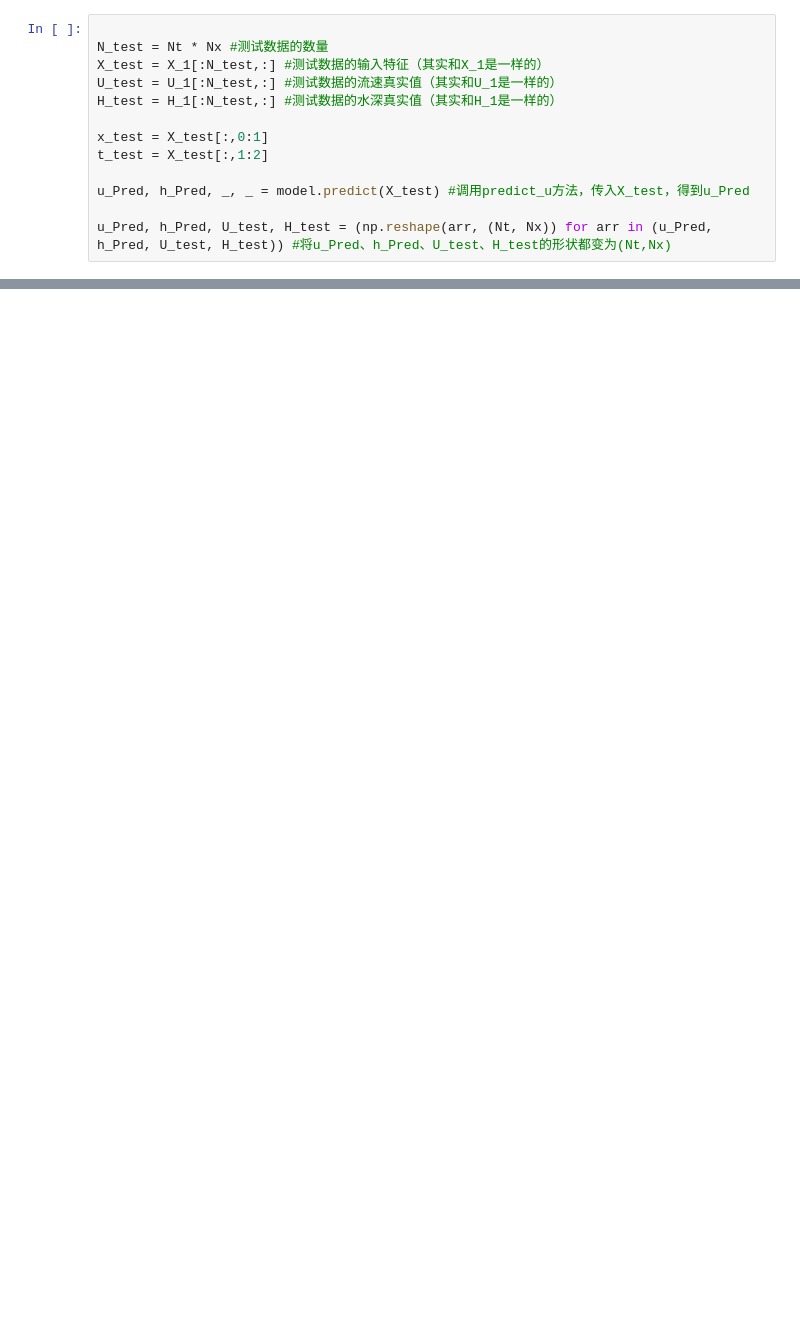
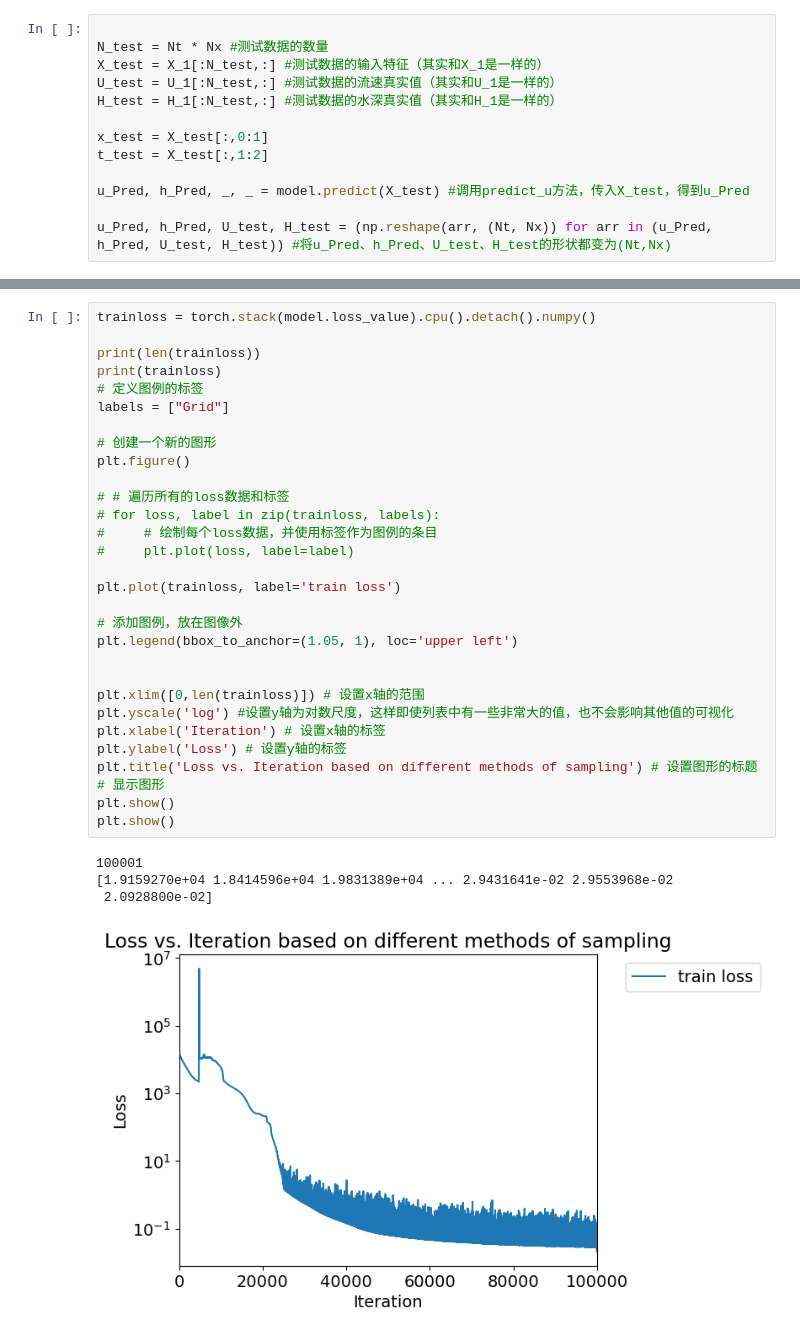
Before and after one commit to chenyuli12345/PINN, a Jupyter notebook: Pytorch.ipynb, the cells around one changed output, grey strips where cells are left out. Drawn from its saved outputs; the diff is of its cells as text; blank space fills up the shorter version.

```diff
--- a/Pytorch.ipynb
+++ b/Pytorch.ipynb
@@ -1011,0 +1013,35 @@ fig.colorbar(c2, ax=axs[1])
+# %%
+trainloss = torch.stack(model.loss_value).cpu().detach().numpy()
+
+print(len(trainloss))
+print(trainloss)
+# 定义图例的标签
+labels = ["Grid"]
+
+# 创建一个新的图形
+plt.figure()
+
+# # 遍历所有的loss数据和标签
+# for loss, label in zip(trainloss, labels):
+#     # 绘制每个loss数据，并使用标签作为图例的条目
+#     plt.plot(loss, label=label)
+
+plt.plot(trainloss, label='train loss')
+
+# 添加图例，放在图像外
+plt.legend(bbox_to_anchor=(1.05, 1), loc='upper left')
+
+
+plt.xlim([0,len(trainloss)]) # 设置x轴的范围
+plt.yscale('log') #设置y轴为对数尺度，这样即使列表中有一些非常大的值，也不会影响其他值的可视化
+plt.xlabel('Iteration') # 设置x轴的标签
+plt.ylabel('Loss') # 设置y轴的标签
+plt.title('Loss vs. Iteration based on different methods of sampling') # 设置图形的标题
+# 显示图形
+plt.show()
+plt.show()
+# %% [output]
+100001
+[1.9159270e+04 1.8414596e+04 1.9831389e+04 ... 2.9431641e-02 2.9553968e-02
+ 2.0928800e-02]
+[figure, added]
```
Also changed, not shown: parts of 7 cells of this notebook, 1 other file.
